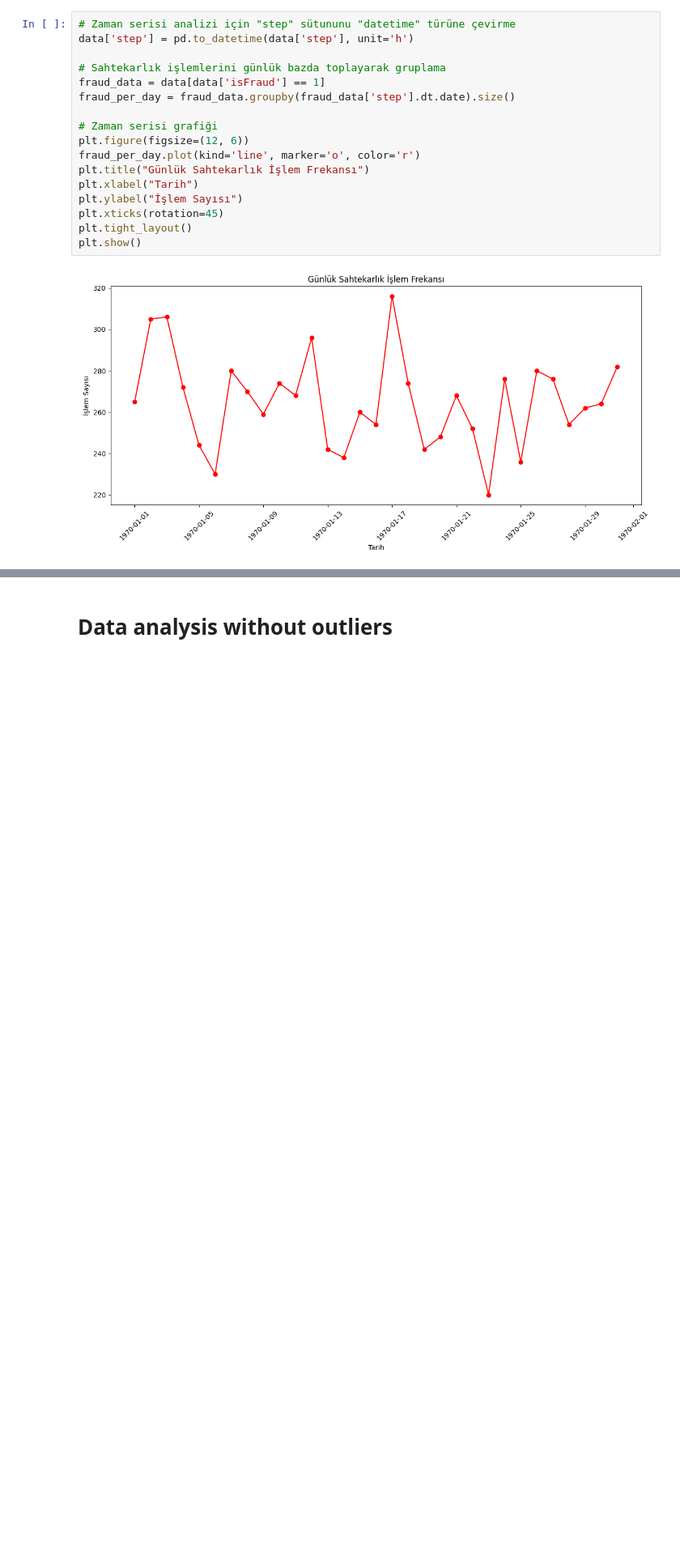
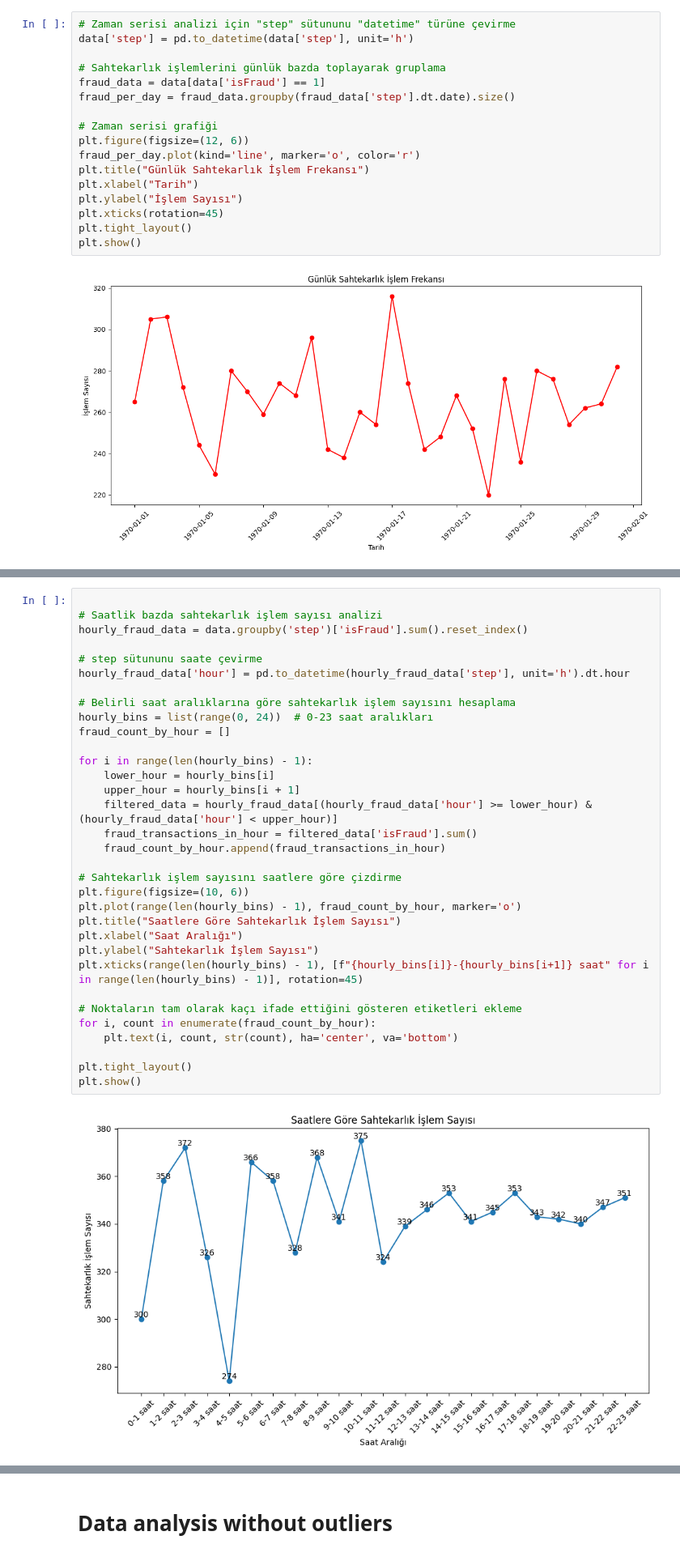
Before and after one commit to Muhammedali26/Projects, a Jupyter notebook: Synthetic-data-fraud-detection/main.ipynb, the cells around one changed output, grey strips where cells are left out. Shown at 81% size. Saved outputs shown, nothing was run; the diff lists cells and outputs as text; blank space fills up the shorter version.

```diff
--- a/Synthetic-data-fraud-detection/main.ipynb
+++ b/Synthetic-data-fraud-detection/main.ipynb
@@ -298,0 +417,35 @@ plt.show()
+# %%
+
+# Saatlik bazda sahtekarlık işlem sayısı analizi
+hourly_fraud_data = data.groupby('step')['isFraud'].sum().reset_index()
+
+# step sütununu saate çevirme
+hourly_fraud_data['hour'] = pd.to_datetime(hourly_fraud_data['step'], unit='h').dt.hour
+
+# Belirli saat aralıklarına göre sahtekarlık işlem sayısını hesaplama
+hourly_bins = list(range(0, 24))  # 0-23 saat aralıkları
+fraud_count_by_hour = []
+
+for i in range(len(hourly_bins) - 1):
+    lower_hour = hourly_bins[i]
+    upper_hour = hourly_bins[i + 1]
+    filtered_data = hourly_fraud_data[(hourly_fraud_data['hour'] >= lower_hour) & (hourly_fraud_data['hour'] < upper_hour)]
+    fraud_transactions_in_hour = filtered_data['isFraud'].sum()
+    fraud_count_by_hour.append(fraud_transactions_in_hour)
+
+# Sahtekarlık işlem sayısını saatlere göre çizdirme
+plt.figure(figsize=(10, 6))
+plt.plot(range(len(hourly_bins) - 1), fraud_count_by_hour, marker='o')
+plt.title("Saatlere Göre Sahtekarlık İşlem Sayısı")
+plt.xlabel("Saat Aralığı")
+plt.ylabel("Sahtekarlık İşlem Sayısı")
+plt.xticks(range(len(hourly_bins) - 1), [f"{hourly_bins[i]}-{hourly_bins[i+1]} saat" for i in range(len(hourly_bins) - 1)], rotation=45)
+
+# Noktaların tam olarak kaçı ifade ettiğini gösteren etiketleri ekleme
+for i, count in enumerate(fraud_count_by_hour):
+    plt.text(i, count, str(count), ha='center', va='bottom')
+
+plt.tight_layout()
+plt.show()
+# %% [output]
+[figure, added]
```
Also changed, not shown: parts of 15 cells of this notebook.
